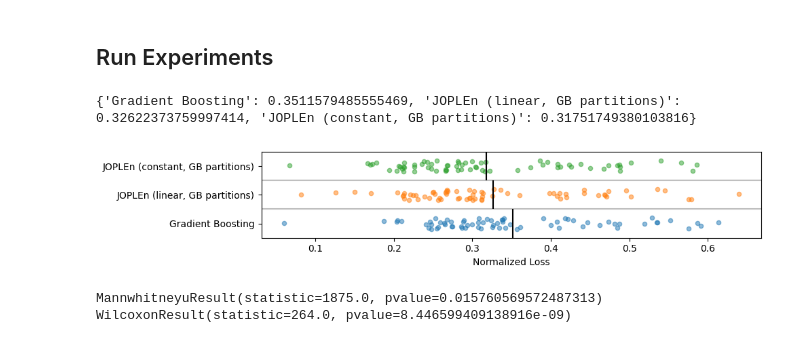
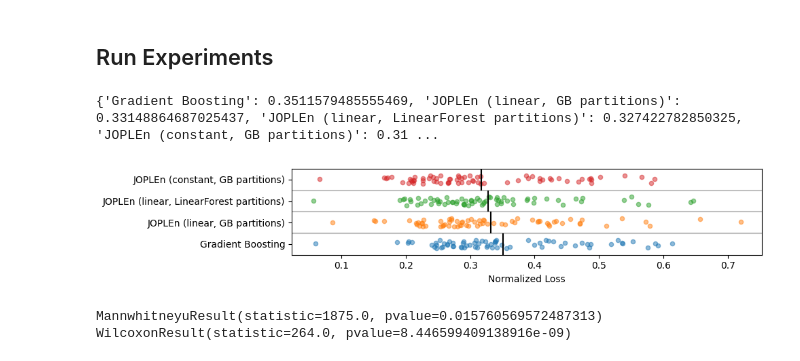
Before and after one commit to mattrmd/joplen_mlsp2024, a Jupyter notebook: experiments/prediction.ipynb, the cells around one changed output. Saved outputs shown, nothing was run; the diff lists cells and outputs as text; code cells hidden in the pictures.

```diff
--- a/experiments/prediction.ipynb
+++ b/experiments/prediction.ipynb
@@ -536,7 +536,7 @@ for ds_path in itr:
         if "prediction" not in info["experiments"]:
             continue
 
-        if file_name not in ["joplen_const_gb_part", "gb", "joplen_linear_gb_part"]:
+        if file_name not in ["joplen_const_gb_part", "gb", "joplen_linear_gb_part", "joplen_linear_linforest_part"]:
             continue
 
         model_str = f"{file_name} on {ds_path.name}"
@@ -547,12 +547,13 @@ for ds_path in itr:
             reg_res[info["name"]][ds_path.name] = res
 
 reg_res = dict(reg_res)
-
-# Only use datasets that are in reg_res["JOPLEn"]
-# reg_res = {
-#     k: {kk: vv for kk, vv in v.items() if kk in reg_res["JOPLEn (linear 1k)"]}
-#     for k, v in reg_res.items()
-# }
+# %%
+# Only use datasets that are in reg_res["joplen_linear_gb_part"]
+keys = reg_res["JOPLEn (linear, GB partitions)"]
+reg_res = {
+    k: {kk: vv for kk, vv in v.items() if kk in keys}
+    for k, v in reg_res.items()
+}
 # %%
 def plot_strip(
     arr: list[np.ndarray],
@@ -597,37 +598,35 @@ rescaled_res = {
 }
 
 mean_res = {k: np.mean(list(v.values())) for k, v in rescaled_res.items()}
 
 sorted_dict = {k: rescaled_res[k] for k in sorted(mean_res, key=mean_res.get)[::-1]}
 
 for k, v in sorted_dict.items():
     x_values.append(v.values())
     y_labels.append(k)
 
-ax.set_xlim(0,1.1)
-
 ax, means = plot_strip(
     x_values, plot_kwargs={"figsize": (10, 2)}, scatter_kwargs={"alpha": 0.5, "s": 20}
 )
 
 print({k: v for k, v in zip(y_labels, means)})
 
 ax.set_yticks(range(len(y_labels)))
 ax.set_yticklabels(y_labels)
 
 y_lim = ax.get_ylim()
 ax.vlines(1, -1, len(y_labels) + 1, color="k", linestyle="--")
 ax.set_ylim(-1 / 2, len(y_labels) - 1 / 2)
 
 plt.xlabel("Normalized Loss")
 
 plt.tight_layout()
 plt.savefig(PLOT_PATH / "reg_strip.png", dpi=300)
 
 plt.show()
 # %% [output]
-{'Gradient Boosting': 0.3511579485555469, 'JOPLEn (linear, GB partitions)': 0.32622373759997414, 'JOPLEn (constant, GB partitions)': 0.31751749380103816}
+{'Gradient Boosting': 0.3511579485555469, 'JOPLEn (linear, GB partitions)': 0.33148864687025437, 'JOPLEn (linear, LinearForest partitions)': 0.327422782850325, 'JOPLEn (constant, GB partitions)': 0.31 ...
-[figure, old version]
+[figure, new version]
 # %%
 # compute non-parametic distribution test
 from scipy.stats import mannwhitneyu
```
Also changed, not shown: parts of 1 cell of this notebook, 4 other files.
